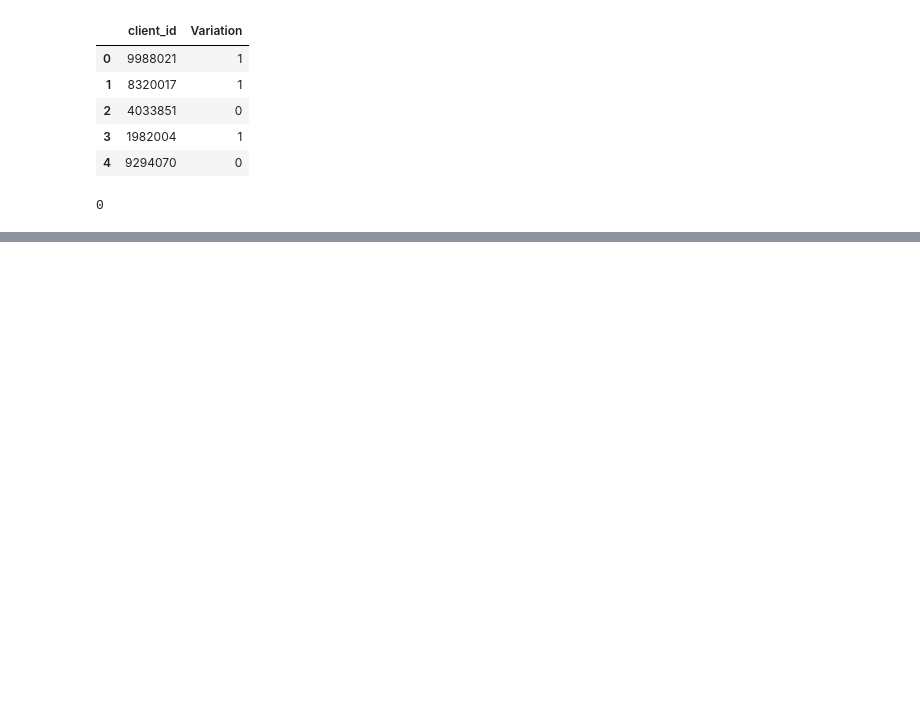
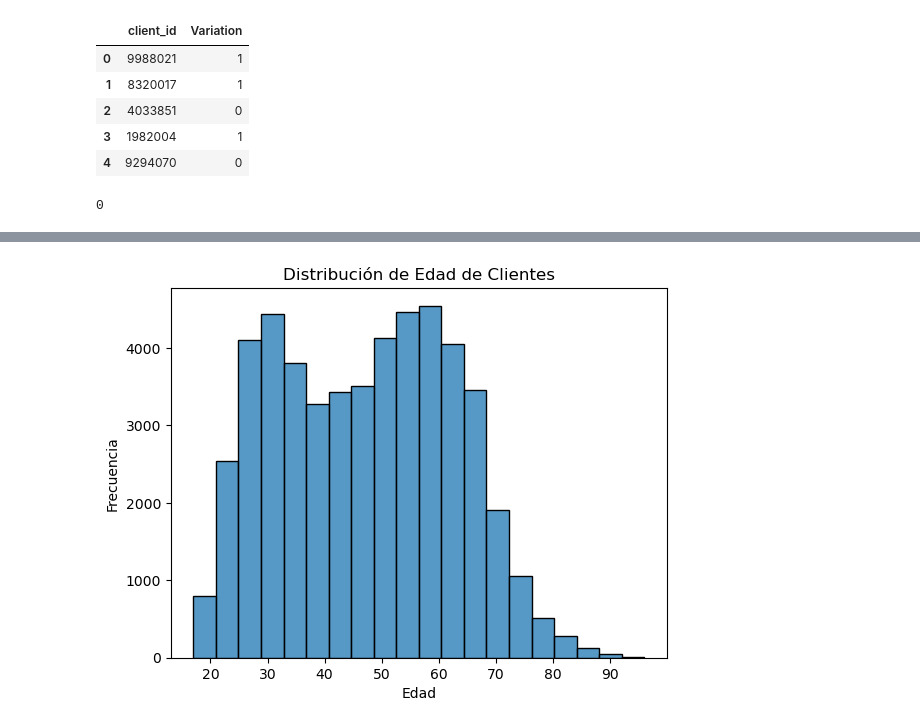
Before and after one commit to Greta-galeana/abtest_vanguard, a Jupyter notebook: main.ipynb, the cells around one changed output, grey strips where cells are left out. Drawn from its saved outputs; the diff is of its cells as text; code cells hidden in the pictures; blank space fills up the shorter version.

Commit message:
EDA de clientes y merge e df

```diff
--- a/main.ipynb
+++ b/main.ipynb
@@ -192,0 +258,4 @@ footprint_csv["process_step"].isna().sum()
+# %%
+df=pd.merge(df,customer_csv, on='client_id', how='left')
+#hacemos merge del último data set que quedaba
+df
@@ -192,0 +315,29 @@ footprint_csv["process_step"].isna().sum()
+# %%
+client_analysis_df = df.dropna().copy()
+#este .copy() sirve para evitar unas advertencias que saldrían en el siguiente paso
+# %%
+
+client_analysis_df.dropna(subset=['clnt_age'],inplace=True)
+client_analysis_df['clnt_age']=client_analysis_df['clnt_age'].astype(int)
+client_analysis_df["clnt_tenure_mnth"] = client_analysis_df["clnt_tenure_mnth"].astype(int)
+client_analysis_df["num_accts"] = client_analysis_df["num_accts"].astype(int)
+client_analysis_df["calls_6_mnth"] = client_analysis_df["calls_6_mnth"].astype(int)
+client_analysis_df["logons_6_mnth"] = client_analysis_df["logons_6_mnth"].astype(int)
+
+#todas las conversiones que hemos hecho anteriormente a int no habían servido de mucho
+# %%
+unique_client_analysis_df = client_analysis_df.groupby('client_id').agg({
+    'gendr': 'last',  # He comprobado que no hay clientes que cambien pero por si acaso
+    'clnt_age': 'first',
+    'logons_6_mnth': 'first',
+    'clnt_tenure_yr':'first',
+    'clnt_tenure_mnth': 'first',
+    'num_accts':'first',
+    'bal':'first',
+    'calls_6_mnth':'first',
+    'logons_6_mnth':'first'
+}).reset_index()
+unique_client_analysis_df
+#he hecho un group by client_id ya que no me interesa para el analisis del tipo de cliente
+#que haya más de una fila por cada cliente, ya que datos del tipo edad, genero, etc, no
+#van a verse afectados.
@@ -192,0 +379,8 @@ footprint_csv["process_step"].isna().sum()
+# %%
+sns.histplot(unique_client_analysis_df['clnt_age'], bins=20)
+plt.title('Distribución de Edad de Clientes')
+plt.xlabel('Edad')
+plt.ylabel('Frecuencia')
+plt.show()
+# %% [output]
+[figure, added]
```
Also changed, not shown: parts of 15 cells of this notebook.
